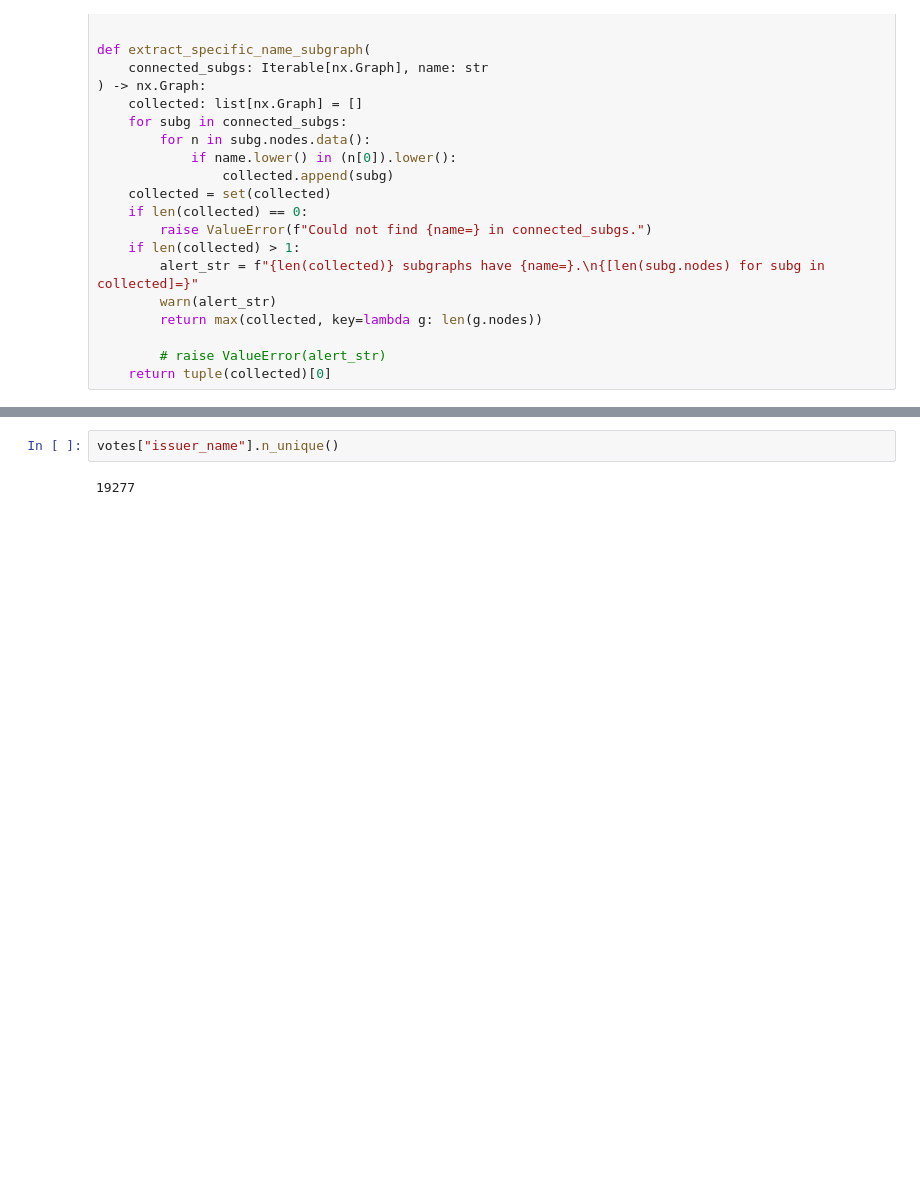
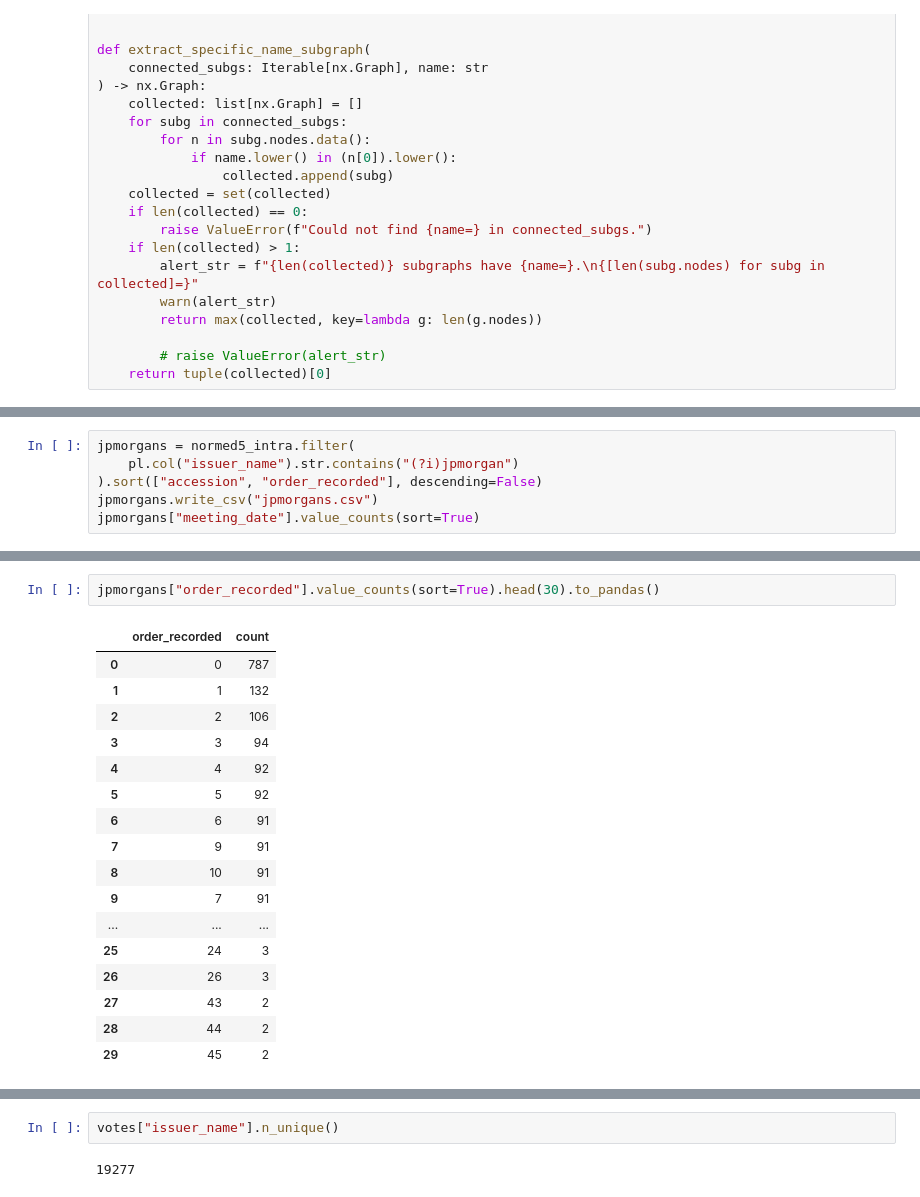
Before and after one commit to CenterforActiveStewardship/record-consolidation, a Jupyter notebook: t_improve_record_consolidation5.ipynb, the cells around one changed output, grey strips where cells are left out. Drawn from its saved outputs; the diff is of its cells as text; blank space fills up the shorter version.

```diff
--- a/t_improve_record_consolidation5.ipynb
+++ b/t_improve_record_consolidation5.ipynb
@@ -61,0 +93,6 @@ new_null_count=524_700, og_null_count=997_930
+# %%
+jpmorgans = normed5_intra.filter(
+    pl.col("issuer_name").str.contains("(?i)jpmorgan")
+).sort(["accession", "order_recorded"], descending=False)
+jpmorgans.write_csv("jpmorgans.csv")
+jpmorgans["meeting_date"].value_counts(sort=True)
@@ -61,0 +129,20 @@ new_null_count=524_700, og_null_count=997_930
+# %%
+jpmorgans["order_recorded"].value_counts(sort=True).head(30).to_pandas()
+# %% [output]
+|  | order_recorded | count |
+| 0 | 0 | 787 |
+| 1 | 1 | 132 |
+| 2 | 2 | 106 |
+| 3 | 3 | 94 |
+| 4 | 4 | 92 |
+| 5 | 5 | 92 |
+| 6 | 6 | 91 |
+| 7 | 9 | 91 |
+| 8 | 10 | 91 |
+| 9 | 7 | 91 |
+| ... | ... | ... |
+| 25 | 24 | 3 |
+| 26 | 26 | 3 |
+| 27 | 43 | 2 |
+| 28 | 44 | 2 |
+| 29 | 45 | 2 |
```
Also changed, not shown: parts of 22 cells of this notebook, 3 other files.
